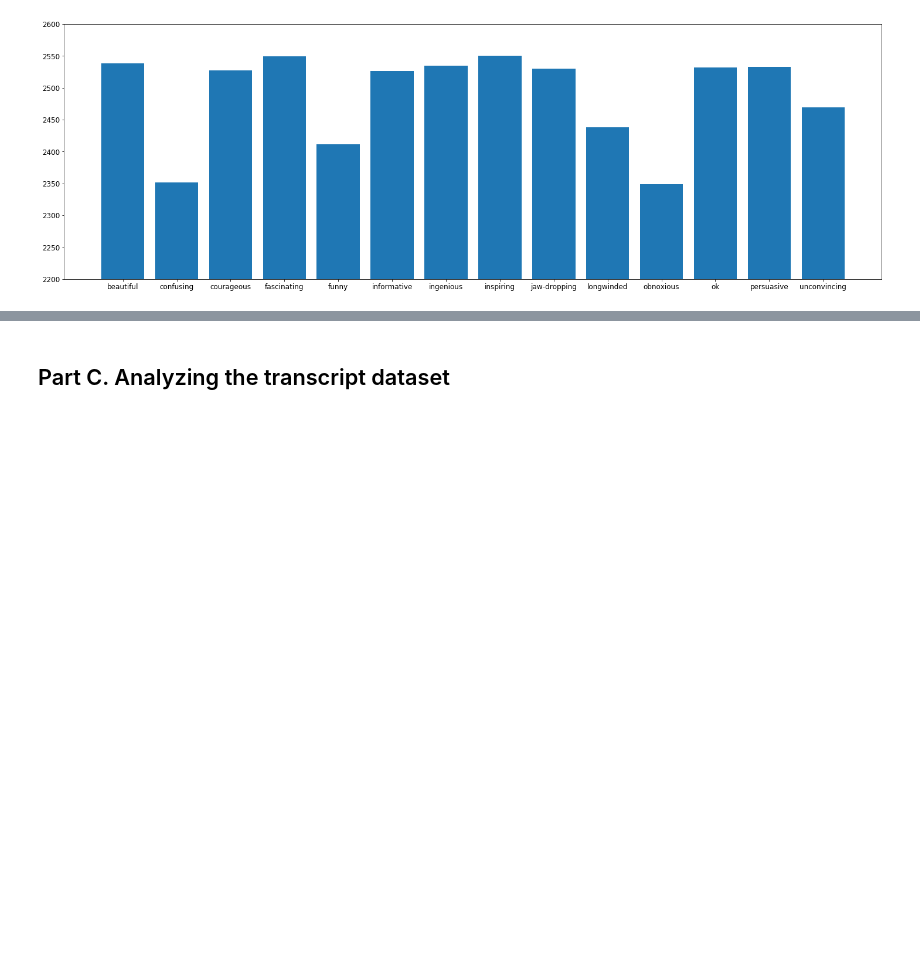
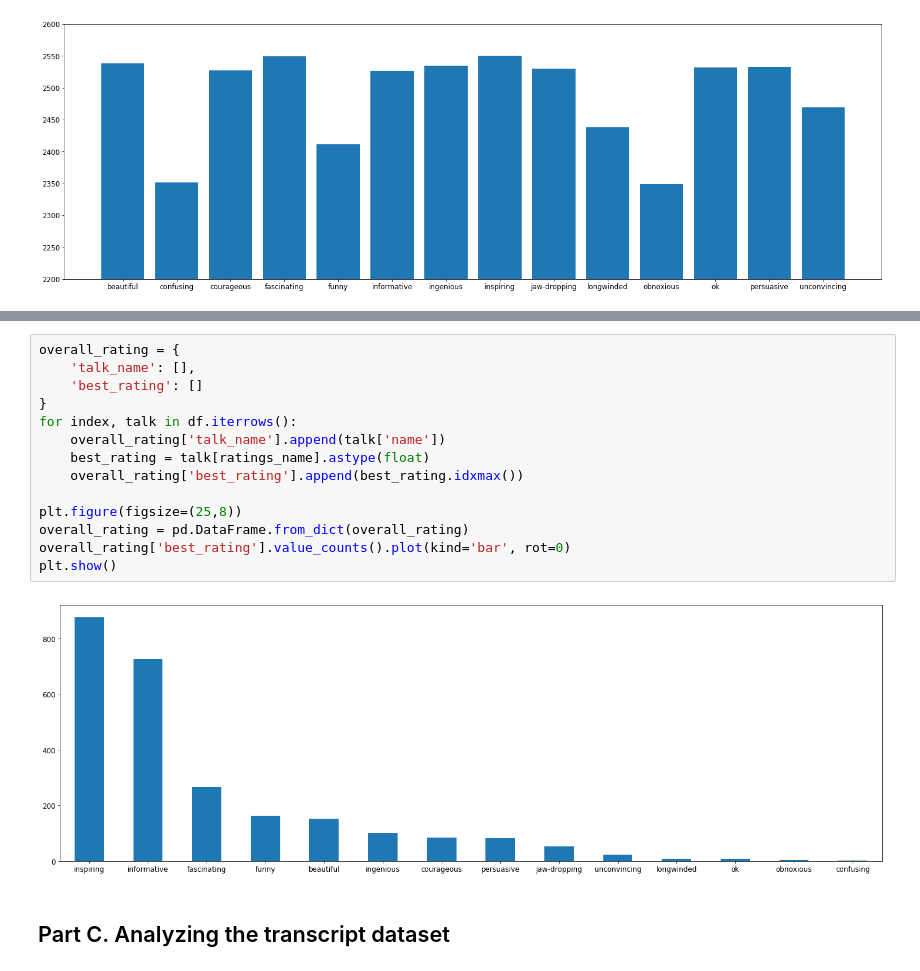
Before and after one commit to tedtalksviz/tedtalksviz.github.io, a Jupyter notebook: Exploratory data analysis.ipynb, the cells around one changed output, grey strips where cells are left out. Cells and saved outputs as stored; diff of their text form; blank space fills up the shorter version.

```diff
--- a/Exploratory data analysis.ipynb
+++ b/Exploratory data analysis.ipynb
@@ -427,3 +492,19 @@ plt.show()
+# %%
+overall_rating = {
+    'talk_name': [],
+    'best_rating': []
+}
+for index, talk in df.iterrows():
+    overall_rating['talk_name'].append(talk['name'])
+    best_rating = talk[ratings_name].astype(float)
+    overall_rating['best_rating'].append(best_rating.idxmax())
+
+plt.figure(figsize=(25,8))
+overall_rating = pd.DataFrame.from_dict(overall_rating)
+overall_rating['best_rating'].value_counts().plot(kind='bar', rot=0)
+plt.show()
+# %% [output]
+[figure, added]
 # %% [markdown]
 ## Part C. Analyzing the transcript dataset
 # %%
```
Also changed, not shown: parts of 16 cells of this notebook, 1 other file.
